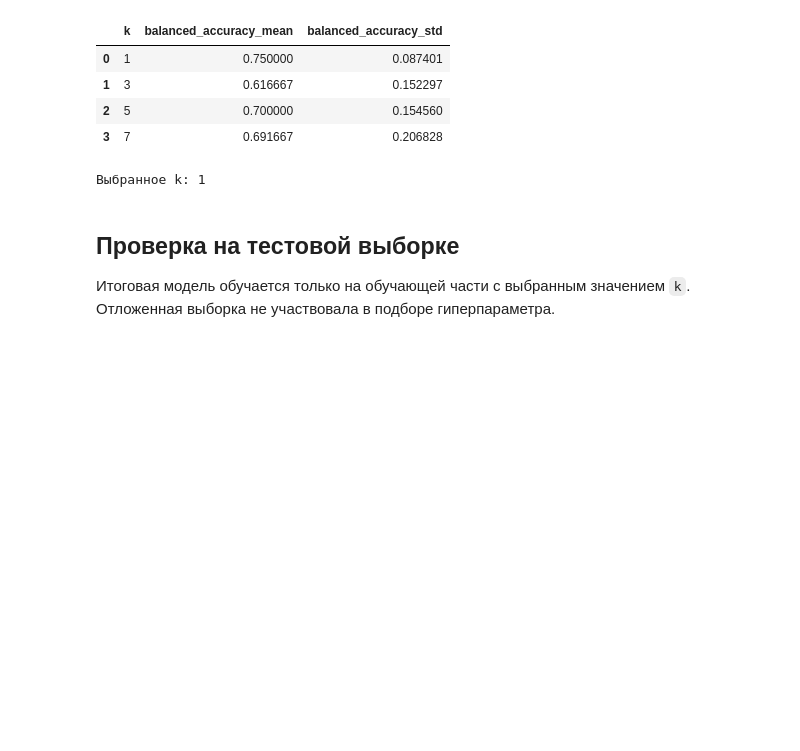
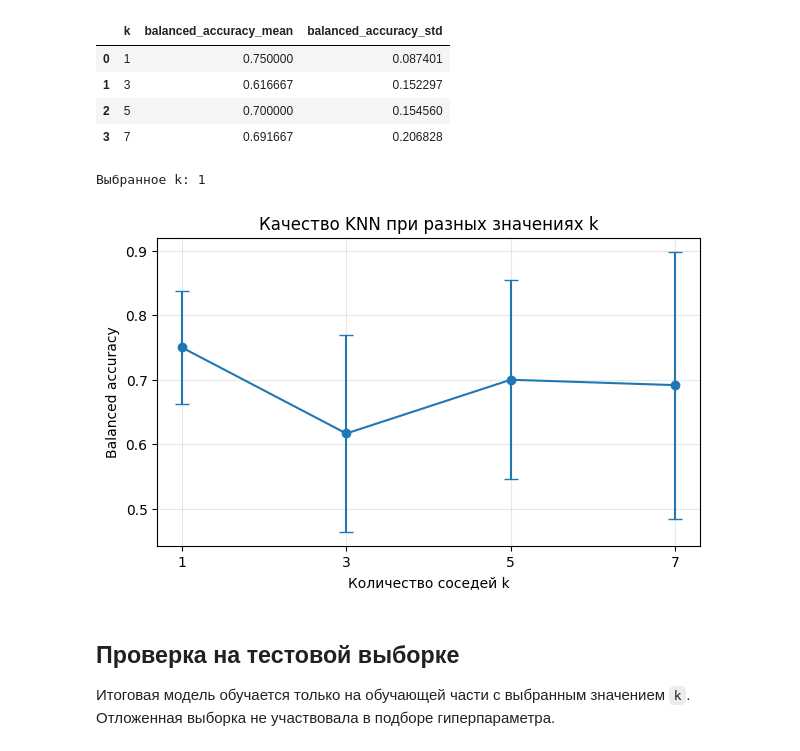
Before and after one commit to Osipovill/intelligent_systems_and_technologies, a Jupyter notebook: practice_1/iphone_android_knn.ipynb, the cells around one changed output. Cells and saved outputs as stored; diff of their text form; code cells hidden in the pictures; blank space fills up the shorter version.

```diff
--- a/practice_1/iphone_android_knn.ipynb
+++ b/practice_1/iphone_android_knn.ipynb
@@ -110,6 +110,26 @@ print(f"Выбранное k: {best_k}")
 | 2 | 5 | 0.700000 | 0.154560 |
 | 3 | 7 | 0.691667 | 0.206828 |
 Выбранное k: 1
+# %%
+plt.figure(figsize=(7, 4))
+
+plt.errorbar(
+    cv_table["k"],
+    cv_table["balanced_accuracy_mean"],
+    yerr=cv_table["balanced_accuracy_std"],
+    marker="o",
+    capsize=5,
+)
+
+plt.xlabel("Количество соседей k")
+plt.ylabel("Balanced accuracy")
+plt.title("Качество KNN при разных значениях k")
+plt.xticks(cv_table["k"])
+plt.grid(alpha=0.3)
+
+plt.show()
+# %% [output]
+[figure, added]
 # %% [markdown]
 ## Проверка на тестовой выборке
 
```
Also changed, not shown: parts of 3 cells of this notebook.
